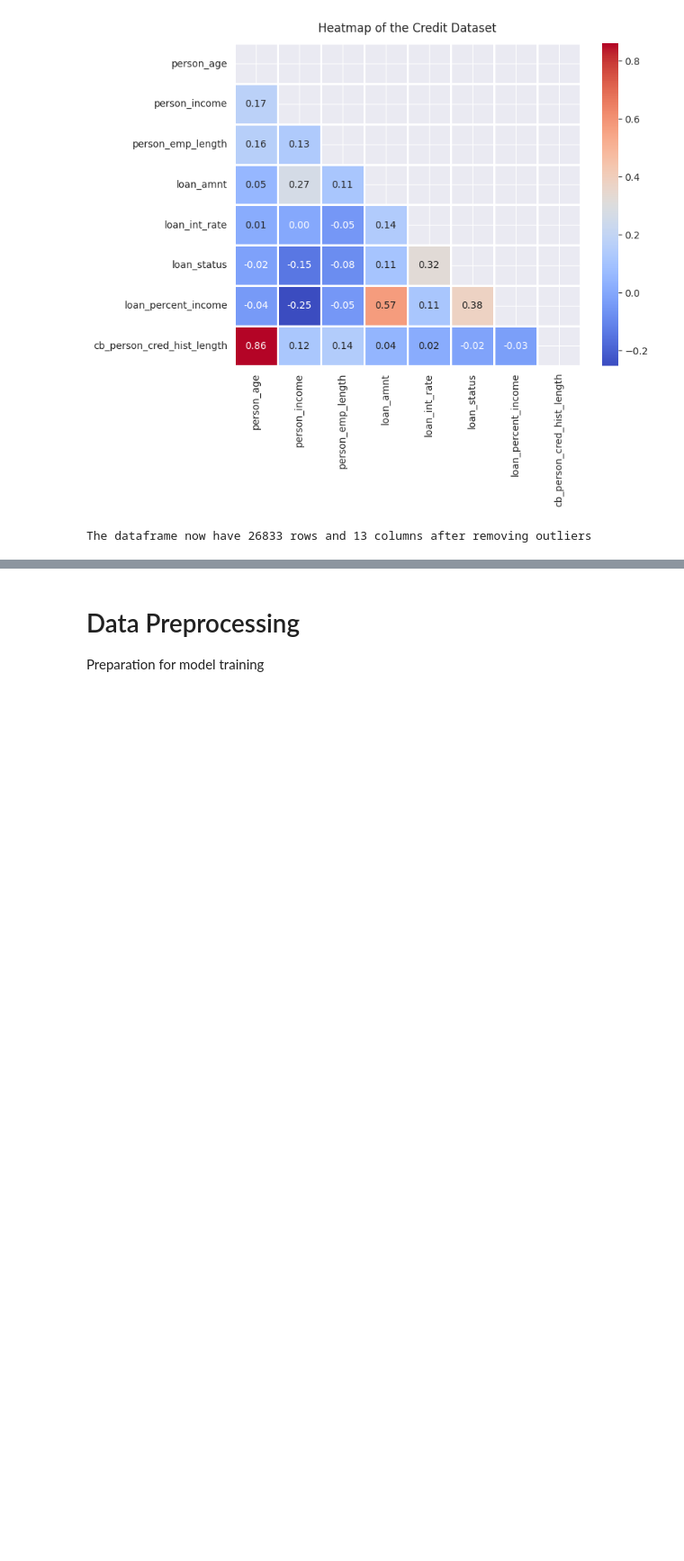
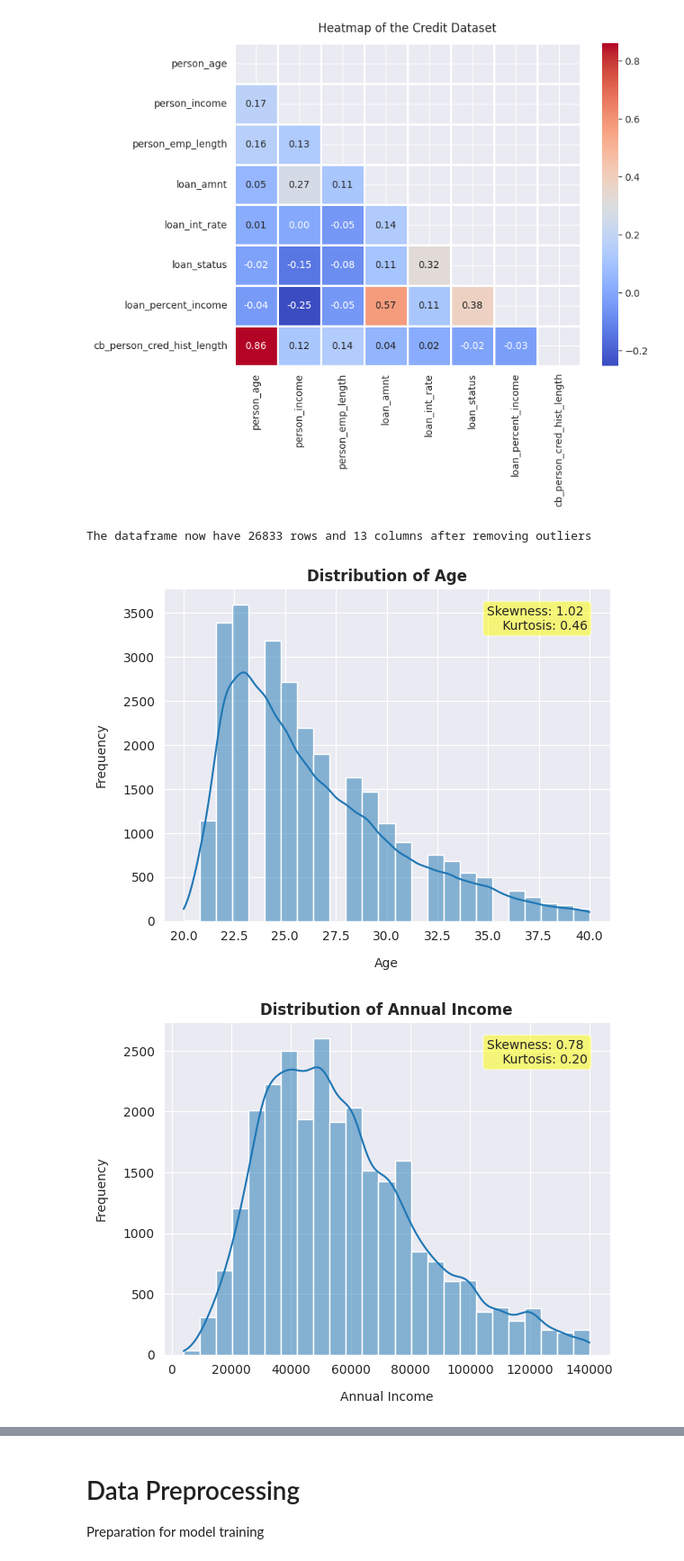
Before and after one commit to faadeola/credit-risk-ml-classification, a Jupyter notebook: credit_class_ml_performace.ipynb, the cells around one changed output, grey strips where cells are left out. Shown at 90% size. Saved outputs shown, nothing was run; the diff lists cells and outputs as text; code cells hidden in the pictures; blank space fills up the shorter version.

Commit message:
Updated code to display data distribution after removing outliers

```diff
--- a/credit_class_ml_performace.ipynb
+++ b/credit_class_ml_performace.ipynb
@@ -338,3 +338,20 @@ credit = remove_outliers(numerical_columns)
 print(f'The dataframe now have {credit.shape[0]} rows and {credit.shape[1]} columns after removing outliers')
 # %% [output]
 The dataframe now have 26833 rows and 13 columns after removing outliers
+# %%
+""" Plot histogram after removing outliers to understand new distribution """
+
+for col in numerical_columns:
+  fig, ax = plt.subplots()
+  sns.histplot(credit[col],kde=True, bins=25)
+  plt.title(f'Distribution of {feature_desc_mapping[col]}', fontweight='semibold')
+  plt.text(0.95,0.95,f'Skewness: {credit[col].skew():.2f} \n Kurtosis: {credit[col].kurtosis():.2f}', transform = ax.transAxes, horizontalalignment = 'right', verticalalignment = 'top', bbox=dict(boxstyle='round,pad=0.3', facecolor='yellow', alpha=0.5))
+  plt.xlabel(f'{feature_desc_mapping[col]}', labelpad=12)
+  plt.ylabel('Frequency', labelpad=12)
+  plt.show()
+
+  # Print line break after each plot
+  print('\n')
+# %% [output]
+[figure, added]
+[figure, added]
```
Also changed, not shown: parts of 4 cells of this notebook.
